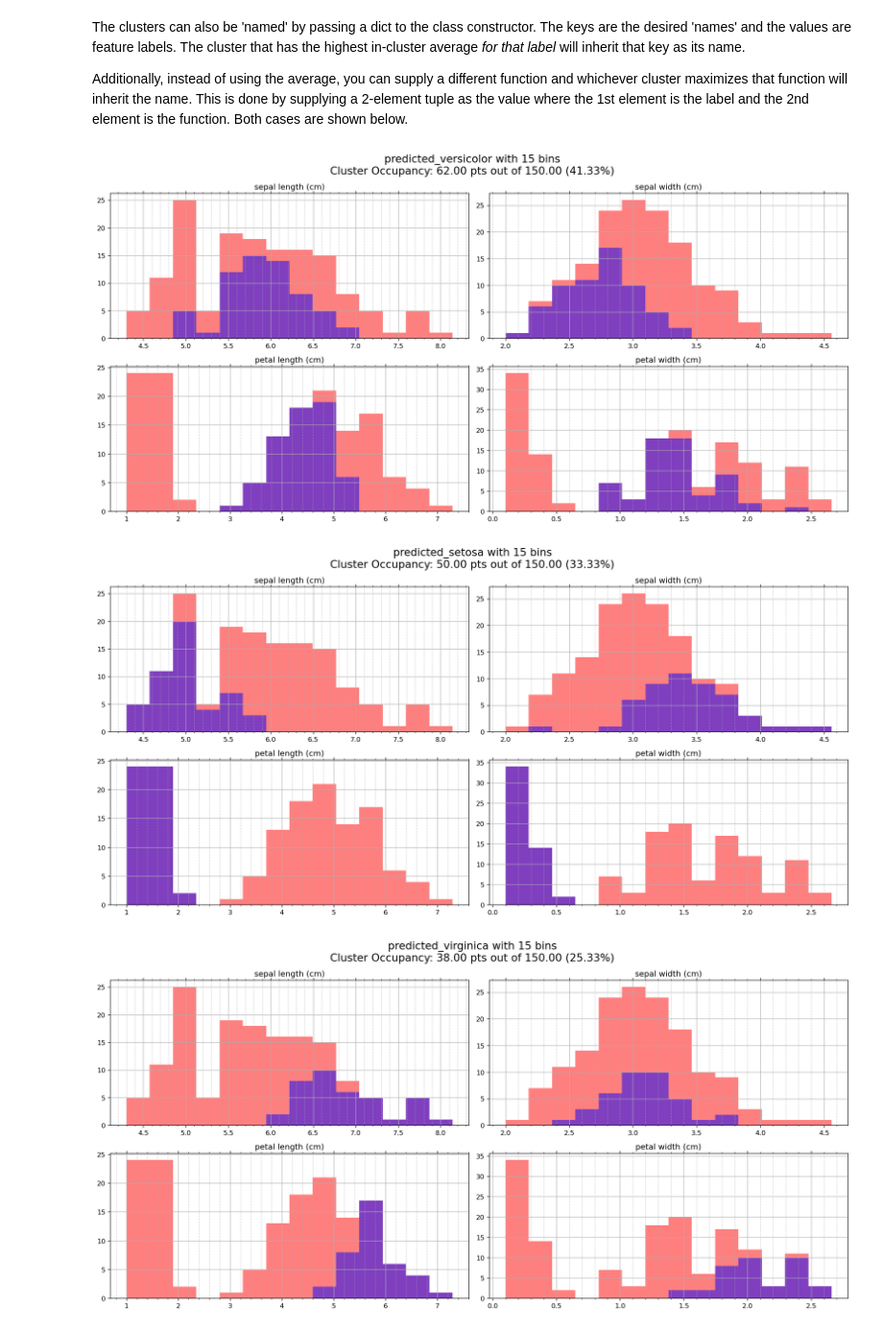
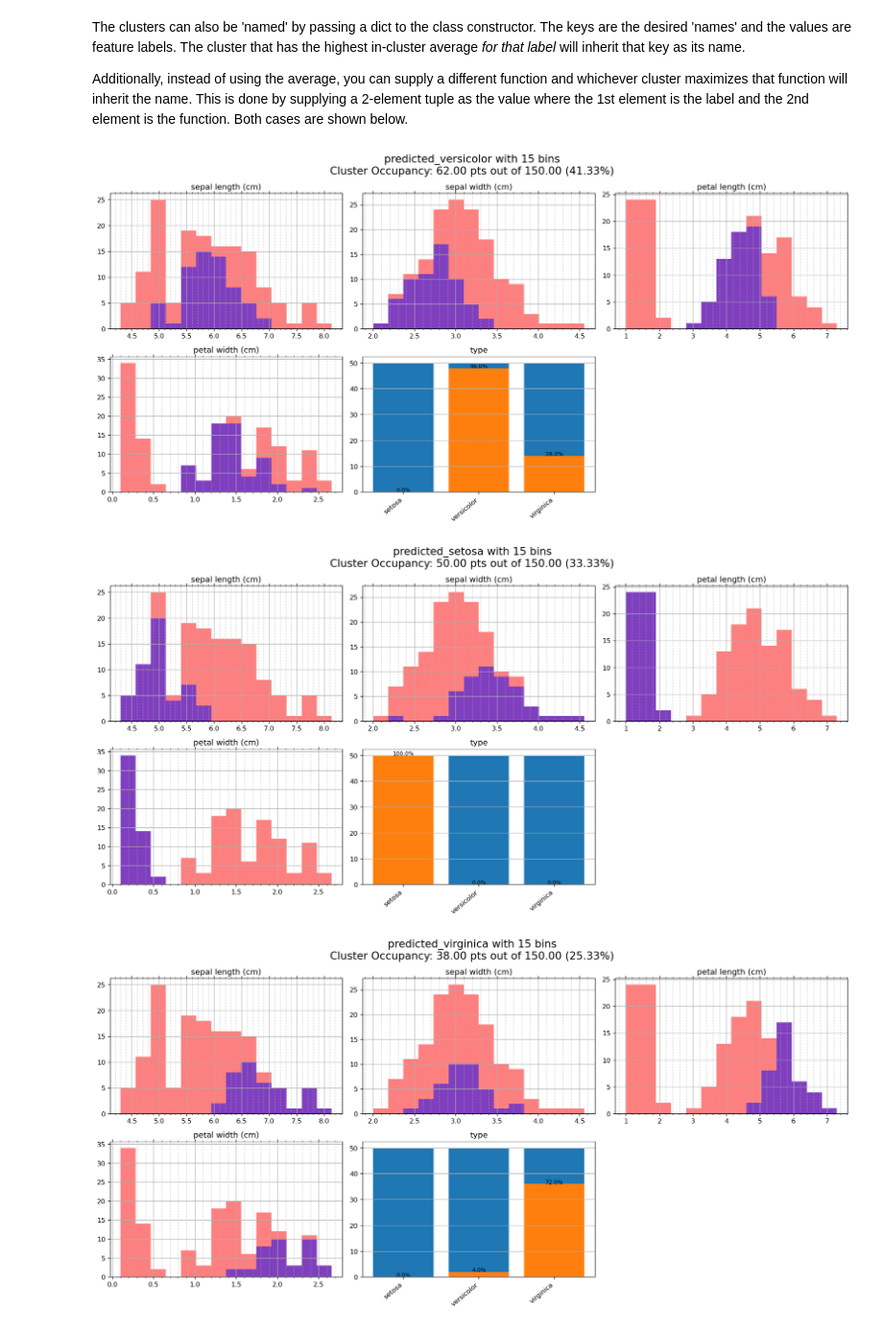
Before and after one commit to jae1018/clustervisualizer, a Jupyter notebook: clustervisualizer/examples/hard_clustering_example.ipynb, the cells around one changed output. Shown at 96% size. Saved outputs shown, nothing was run; the diff lists cells and outputs as text; code cells hidden in the pictures.

```diff
--- a/clustervisualizer/examples/hard_clustering_example.ipynb
+++ b/clustervisualizer/examples/hard_clustering_example.ipynb
@@ -55,6 +56,7 @@ clust1 = clust(
               )
 
 # Create histograms
-clust1.hist1d(hist_vars=fit_params,
+hist_vars = [ *fit_params, 'type' ]
+clust1.hist1d(hist_vars=hist_vars,
               bins=15)
 # %% [output]
@@ -75,14 +77,17 @@ The clusters can also be 'named' by passing a dict to the class constructor. The
 Additionally, instead of using the average, you can supply a different function and whichever cluster maximizes that function will inherit the name. This is done by supplying a 2-element tuple as the value where the 1st element is the label and the 2nd element is the function. Both cases are shown below.
 # %%
 init_names = {
-    'predicted_virginica': 'petal length (cm)',   # virginica has the highest avg in petal_length
-    'predicted_setosa': ('petal width (cm)', lambda x: -1*np.mean(x)),   # setosa has the lowest avg in petal_width
-    'predicted_versicolor': ('sepal width (cm)', lambda x: -1*np.mean(x))   # versicolor has the lowest avg in sepal_width
+    'predicted_virginica': 'petal length (cm)',
+            # virginica has the highest avg in petal_length
+    'predicted_setosa': ('petal width (cm)', lambda x: -1*np.mean(x)),
+            # setosa has the lowest avg in petal_width
+    'predicted_versicolor': ('sepal width (cm)', lambda x: -1*np.mean(x))
+            # versicolor has the lowest avg in sepal_width
              }
 clust2 = clust(X, preds,
                name_clusters = init_names)
-clust2.hist1d(bins=15, hist_vars=fit_params)
+clust2.hist1d(bins=15, hist_vars=hist_vars)
 # %% [output]
-[figure, old version]
+[figure, new version]
-[figure, old version]
+[figure, new version]
-[figure, old version]
+[figure, new version]
```
Also changed, not shown: parts of 8 cells of this notebook, 4 other files.
